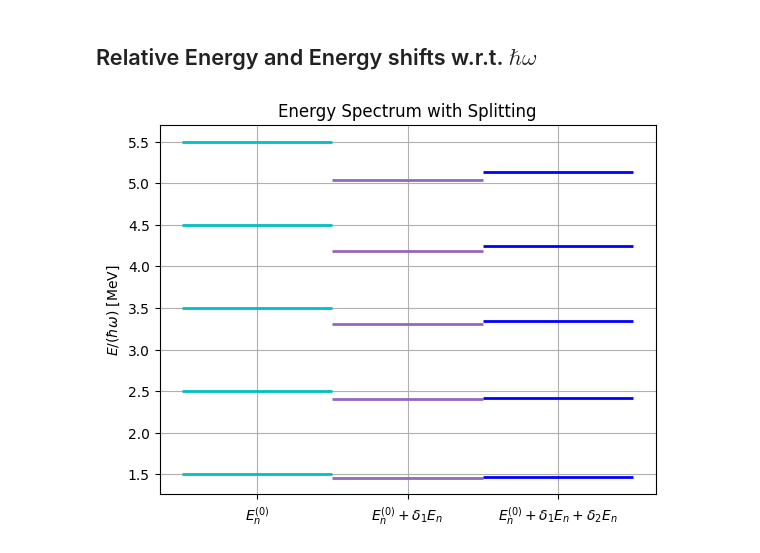
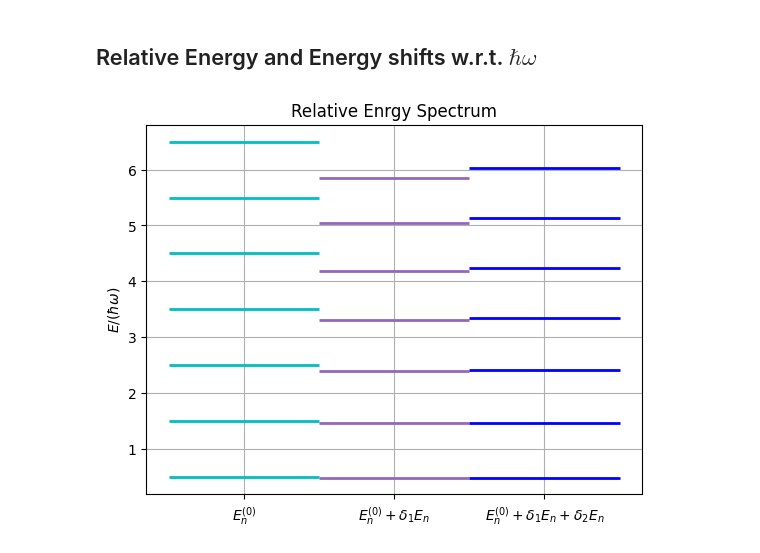
Before and after one commit to Vaquera-Araujo/LabAv2023, a Jupyter notebook: Symbolic and Numerical Projects/Time Independent Perturbation Theory/relativistic_corrections_sho.ipynb, the cells around one changed output. Saved outputs shown, nothing was run; the diff lists cells and outputs as text; code cells hidden in the pictures.

```diff
--- a/Symbolic and Numerical Projects/Time Independent Perturbation Theory/relativistic_corrections_sho.ipynb
+++ b/Symbolic and Numerical Projects/Time Independent Perturbation Theory/relativistic_corrections_sho.ipynb
@@ -207,5 +211,5 @@ import numpy as np
 # %%
 m_num=9.10938*10**(-31) # kg (electron mass)
-c_num=299792458         # m/s
-hbar_num=1.05457182*10**(-34) # m^2 kg / s
-omega_num=2*np.pi*(10**(19)) # 1/s
+c_num=299792458 # m / s
+hbar_num= 1.054571817*10**(-34) # kg m^2/ s
+omega_num=2*np.pi*10**(19) # 1/s
@@ -216,23 +216,23 @@ d2e=sp.lambdify([n,hbar,omega,c,m], d2E(n)/(hbar*omega))
 # %%
-N=np.array([1, 2, 3, 4, 5])
+N=np.array([0,1,2,3,4,5,6])
 # %%
 # Generate the energy levels and their splitting values
-energy_levels = e(N) # Energy levels
-splitting_values1 = d1e(N,hbar_num,omega_num,c_num,m_num)
-splitting_values2 = d2e(N,hbar_num,omega_num,c_num,m_num)  # Splitting values for each energy level
+energy_levels= e(N) # relative energy levels for the unperturbed hamiltonian
+splitting_values_1=d1e(N,hbar_num,omega_num,c_num,m_num) # relativistic corrections at first order
+splitting_values_2=d2e(N,hbar_num,omega_num,c_num,m_num) # relativistic corrections at second order
 
-# Create a figure and axis object
-fig, ax = plt.subplots()
+# Create a figure and axix object
+fig, ax=plt.subplots()
 
 # Plot the energy levels
 for i in range(len(energy_levels)):
-  ax.hlines(energy_levels[i], 0.0, 1.0, 'c', lw=2)
-  ax.hlines(energy_levels[i]+splitting_values1[i], 1.0, 2.0, 'tab:purple', lw=2)
-  ax.hlines(energy_levels[i]+splitting_values1[i]+splitting_values2[i], 2.0, 3.0, 'b', lw=2)
+  ax.hlines(energy_levels[i],0.0,1.0,'c',lw=2)
+  ax.hlines(energy_levels[i]+splitting_values_1[i],1.0,2.0,'tab:purple',lw=2)
+  ax.hlines(energy_levels[i]+splitting_values_1[i]+splitting_values_2[i],2.0,3.0,'b',lw=2)
 ax.set_xticks([0.5,1.5,2.5])
-ax.set_xticklabels([r'$E^{(0)}_n$', '$E^{(0)}_n+\delta_1E_n$', '$E^{(0)}_n+\delta_1E_n+\delta_2E_n$'])
-ax.set_ylabel(r'$E/(\hbar\omega)$ [MeV]')
-ax.set_title('Energy Spectrum with Splitting')
+ax.set_xticklabels([r'$E^{(0)}_n$',r'$E^{(0)}_n+\delta_1E_n$',r'$E^{(0)}_n+\delta_1E_n+\delta_2E_n$'])
+ax.set_ylabel(r'$E/(\hbar\omega)$')
+ax.set_title('Relative Enrgy Spectrum')
 ax.grid()
 # %% [output]
-[figure, old version]
+[figure, new version]
```
Also changed, not shown: parts of 2 cells of this notebook.
